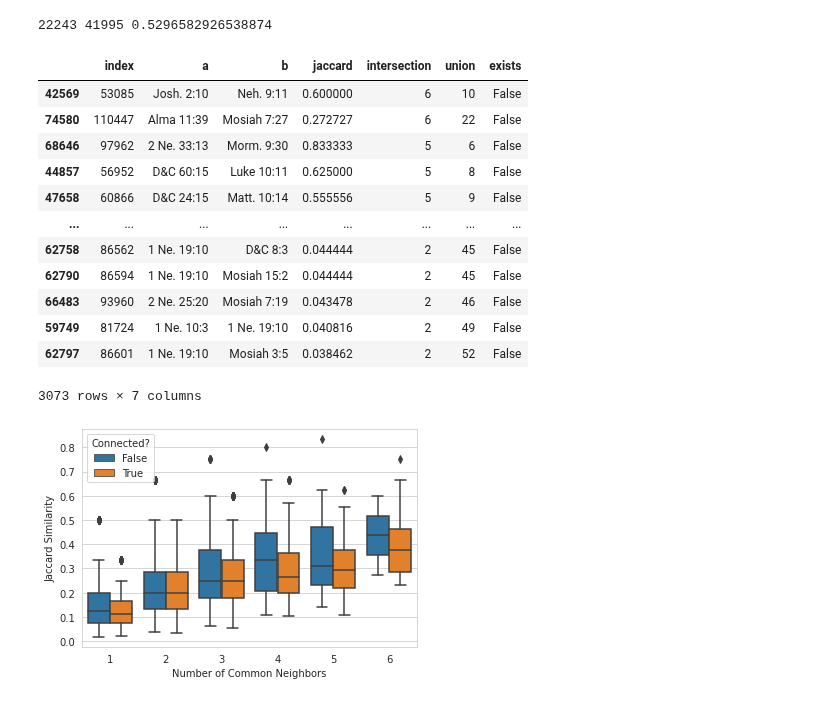
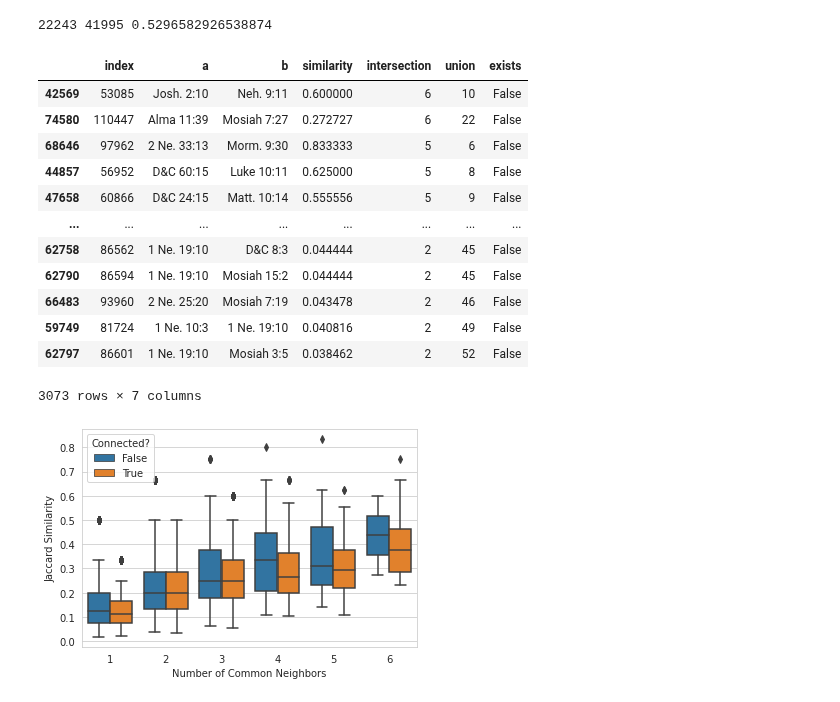
Before and after one commit to skearnes/scripture-graph, a Jupyter notebook: docs/assets/2021-03-21/post.ipynb, the cells around one changed output. Cells and saved outputs as stored; diff of their text form; code cells hidden in the pictures.

```diff
--- a/docs/assets/2021-03-21/post.ipynb
+++ b/docs/assets/2021-03-21/post.ipynb
@@ -160,10 +160,10 @@ print(num_singletons, graph.number_of_nodes(), num_singletons / graph.number_of_
 # %% [output]
 22243 41995 0.5296582926538874
 # %%
-mask = (nonzero.intersection > 1) & (nonzero.jaccard < 1) & (~nonzero.exists)
-nonzero[mask].sort_values(['intersection', 'jaccard'], ascending=False)
+mask = (nonzero.intersection > 1) & (nonzero.similarity < 1) & (~nonzero.exists)
+nonzero[mask].sort_values(['intersection', 'similarity'], ascending=False)
 # %% [output]
-|  | index | a | b | jaccard | intersection | union | exists |
+|  | index | a | b | similarity | intersection | union | exists |
 | 42569 | 53085 | Josh. 2:10 | Neh. 9:11 | 0.600000 | 6 | 10 | False |
 | 74580 | 110447 | Alma 11:39 | Mosiah 7:27 | 0.272727 | 6 | 22 | False |
 | 68646 | 97962 | 2 Ne. 33:13 | Morm. 9:30 | 0.833333 | 5 | 6 | False |
```
Also changed, not shown: parts of 13 cells of this notebook, 7 other files.
